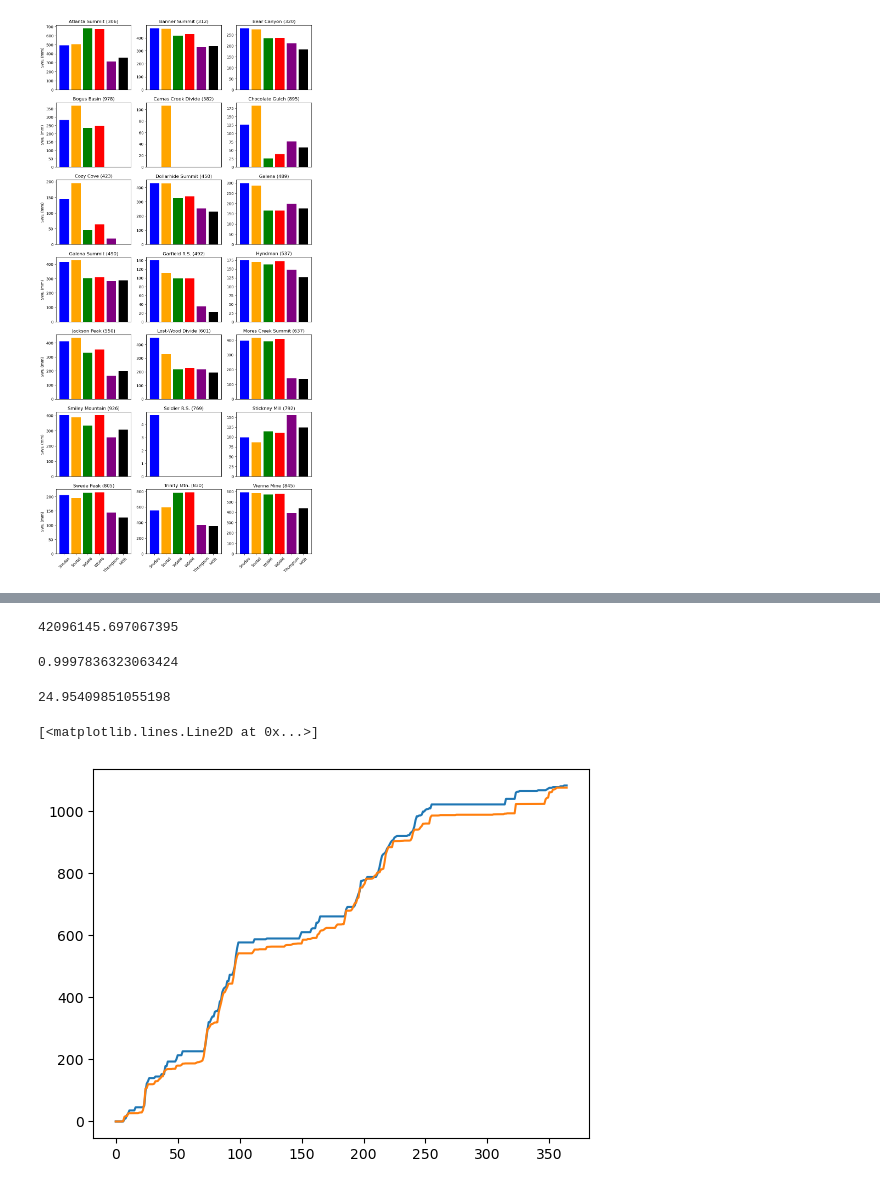
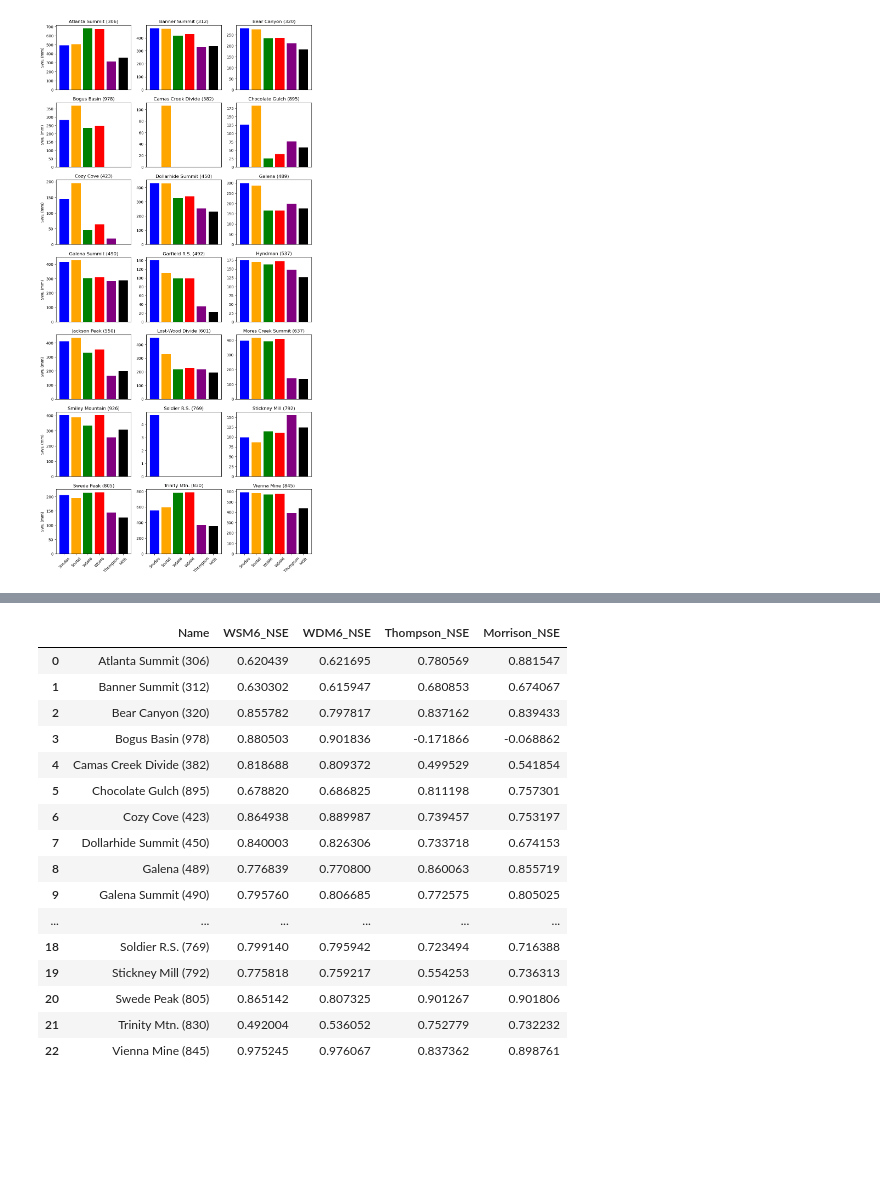
Before and after one commit to stanleyakor1/Comprehensive-Ecam, a Jupyter notebook: Artifact/scritps/precip.ipynb, the cells around one changed output, grey strips where cells are left out. Drawn from its saved outputs; the diff is of its cells as text; code cells hidden in the pictures; blank space fills up the shorter version.

```diff
--- a/Artifact/scritps/precip.ipynb
+++ b/Artifact/scritps/precip.ipynb
@@ -254,18 +114,20 @@ NSE(wrf,df)
 # %%
-dh = df - np.mean(df)
-sum_dh = np.sum(dh**2)
-print(sum_dh)
-1 - np.sum(df - wrf)/sum_dh
+swh
 # %% [output]
-42096145.697067395
-0.9997836323063424
+|  | Name | WSM6_NSE | WDM6_NSE | Thompson_NSE | Morrison_NSE |
+| 0 | Atlanta Summit (306) | 0.620439 | 0.621695 | 0.780569 | 0.881547 |
+| 1 | Banner Summit (312) | 0.630302 | 0.615947 | 0.680853 | 0.674067 |
+| 2 | Bear Canyon (320) | 0.855782 | 0.797817 | 0.837162 | 0.839433 |
+| 3 | Bogus Basin (978) | 0.880503 | 0.901836 | -0.171866 | -0.068862 |
+| 4 | Camas Creek Divide (382) | 0.818688 | 0.809372 | 0.499529 | 0.541854 |
+| 5 | Chocolate Gulch (895) | 0.678820 | 0.686825 | 0.811198 | 0.757301 |
+| 6 | Cozy Cove (423) | 0.864938 | 0.889987 | 0.739457 | 0.753197 |
+| 7 | Dollarhide Summit (450) | 0.840003 | 0.826306 | 0.733718 | 0.674153 |
+| 8 | Galena (489) | 0.776839 | 0.770800 | 0.860063 | 0.855719 |
+| 9 | Galena Summit (490) | 0.795760 | 0.806685 | 0.772575 | 0.805025 |
+| ... | ... | ... | ... | ... | ... |
+| 18 | Soldier R.S. (769) | 0.799140 | 0.795942 | 0.723494 | 0.716388 |
+| 19 | Stickney Mill (792) | 0.775818 | 0.759217 | 0.554253 | 0.736313 |
+| 20 | Swede Peak (805) | 0.865142 | 0.807325 | 0.901267 | 0.901806 |
+| 21 | Trinity Mtn. (830) | 0.492004 | 0.536052 | 0.752779 | 0.732232 |
+| 22 | Vienna Mine (845) | 0.975245 | 0.976067 | 0.837362 | 0.898761 |
-# %%
-np.mean(df - wrf)
-# %% [output]
-24.95409851055198
-# %%
-plt.plot(df)
-plt.plot(wrf)
-# %% [output]
-[<matplotlib.lines.Line2D at 0x...>]
-[figure, removed]
```
Also changed, not shown: parts of 5 cells of this notebook, 1 other file.
